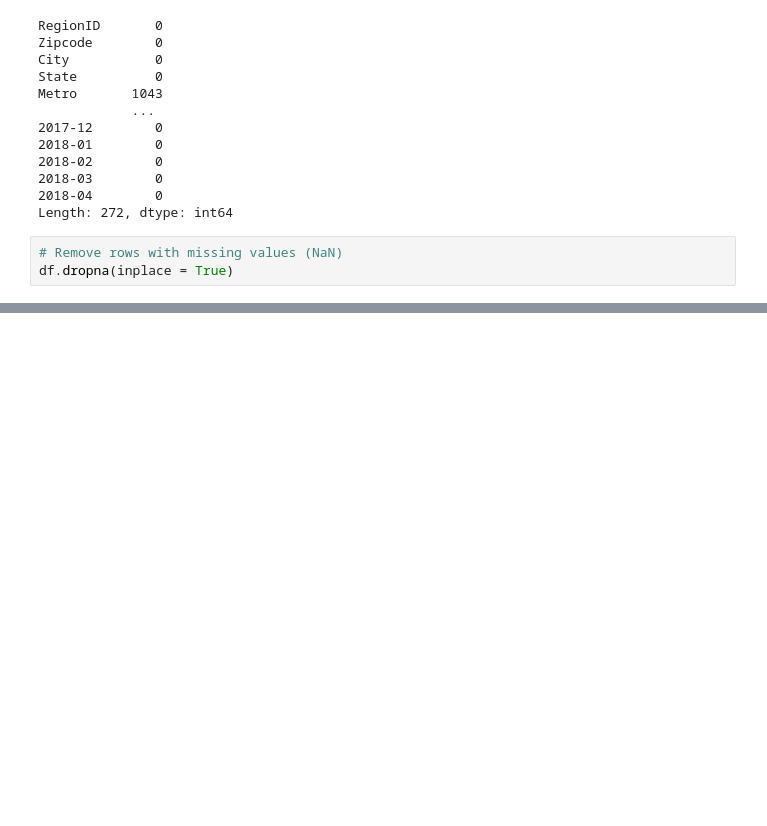
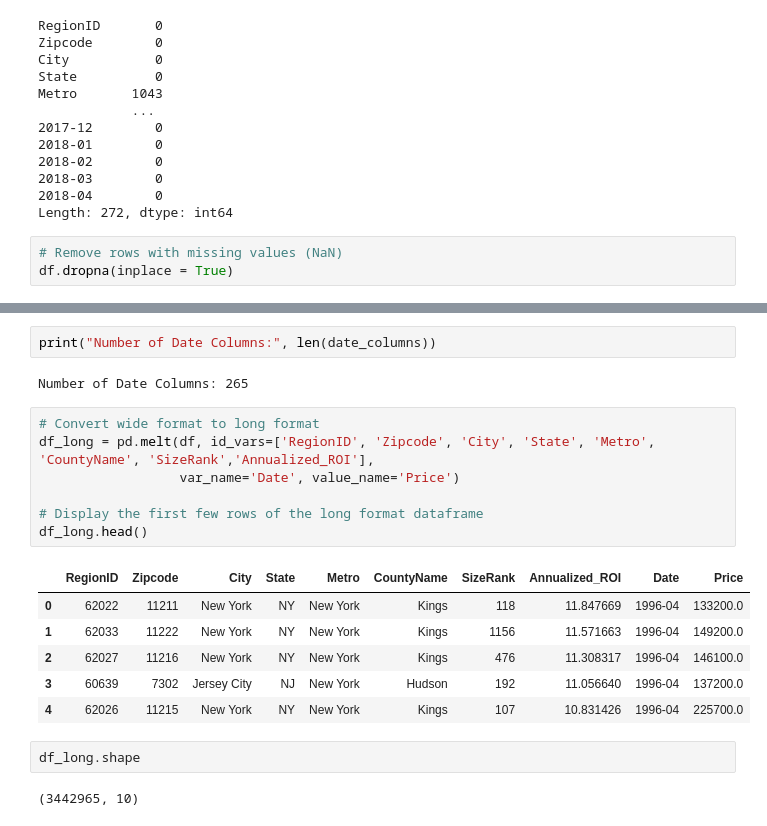
Before and after one commit to marionrion/Time-series, a Jupyter notebook: Project Ipynb.ipynb, the cells around one changed output, grey strips where cells are left out. Cells and saved outputs as stored; diff of their text form; blank space fills up the shorter version.

```diff
--- a/Project Ipynb.ipynb
+++ b/Project Ipynb.ipynb
@@ -213,0 +265,22 @@ We write a function check_outliers to identify and print the number of outliers
+# %%
+print("Number of Date Columns:", len(date_columns))
+# %% [output]
+Number of Date Columns: 265
+# %%
+# Convert wide format to long format
+df_long = pd.melt(df, id_vars=['RegionID', 'Zipcode', 'City', 'State', 'Metro', 'CountyName', 'SizeRank','Annualized_ROI'],
+                  var_name='Date', value_name='Price')
+
+# Display the first few rows of the long format dataframe
+df_long.head()
+# %% [output]
+|  | RegionID | Zipcode | City | State | Metro | CountyName | SizeRank | Annualized_ROI | Date | Price |
+| 0 | 62022 | 11211 | New York | NY | New York | Kings | 118 | 11.847669 | 1996-04 | 133200.0 |
+| 1 | 62033 | 11222 | New York | NY | New York | Kings | 1156 | 11.571663 | 1996-04 | 149200.0 |
+| 2 | 62027 | 11216 | New York | NY | New York | Kings | 476 | 11.308317 | 1996-04 | 146100.0 |
+| 3 | 60639 | 7302 | Jersey City | NJ | New York | Hudson | 192 | 11.056640 | 1996-04 | 137200.0 |
+| 4 | 62026 | 11215 | New York | NY | New York | Kings | 107 | 10.831426 | 1996-04 | 225700.0 |
+# %%
+df_long.shape
+# %% [output]
+(3442965, 10)
```
Also changed, not shown: parts of 22 cells of this notebook.
